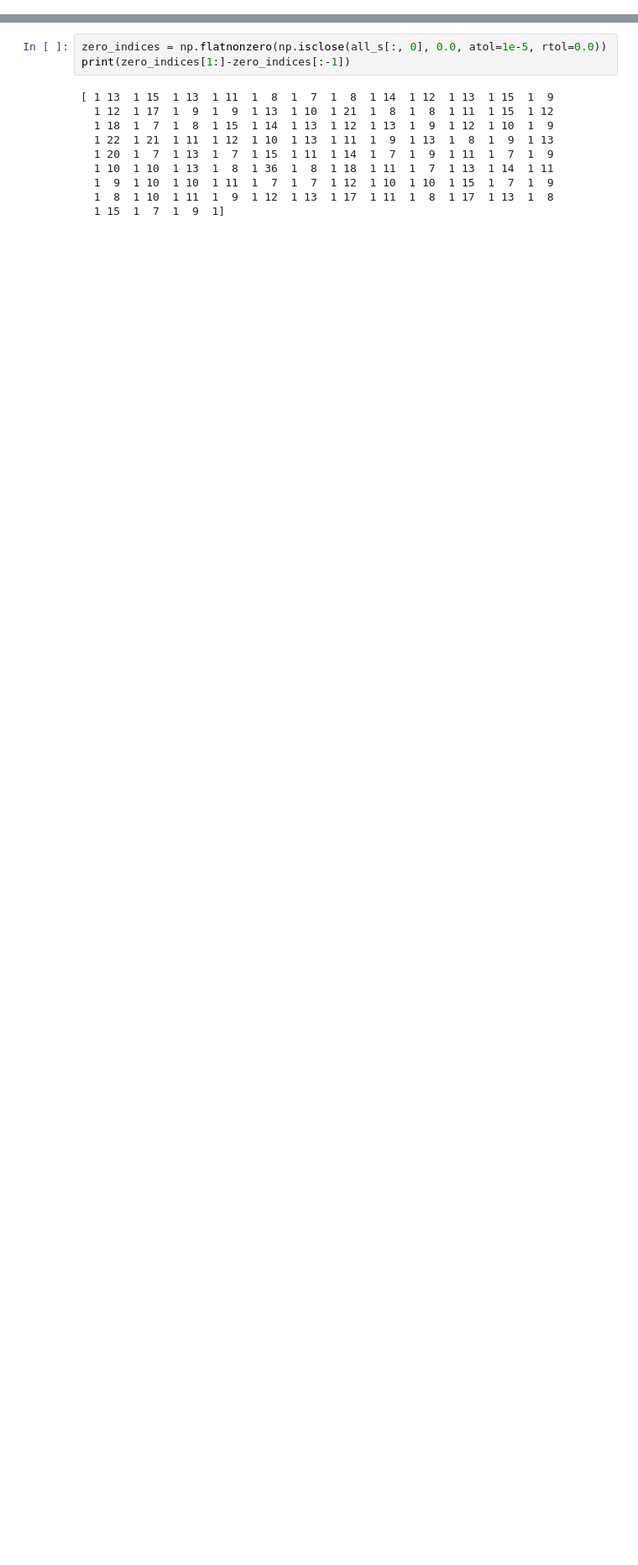
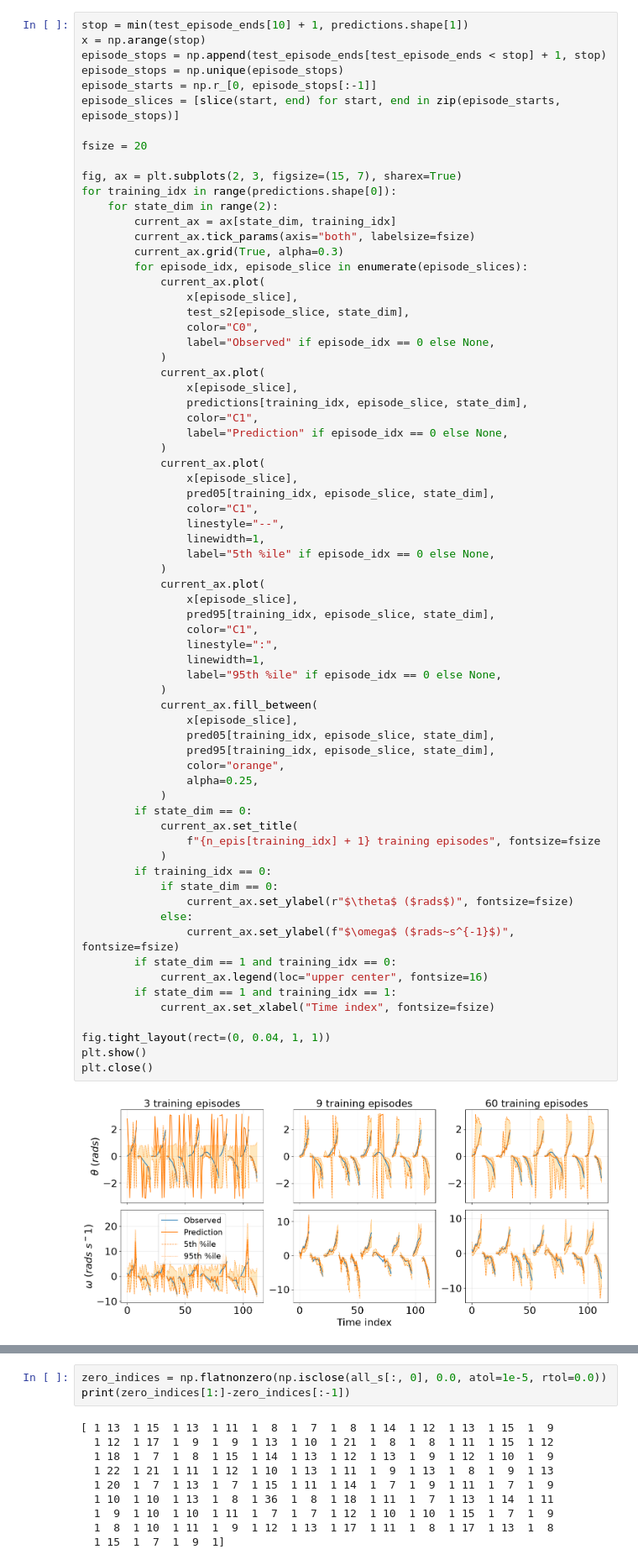
Before and after one commit to chaeyunkimm/dissertation, a Jupyter notebook: rl_pendulum_discrete_test.ipynb, the cells around one changed output, grey strips where cells are left out. Shown at 84% size. Cells and saved outputs as stored; diff of their text form; blank space fills up the shorter version.

```diff
--- a/rl_pendulum_discrete_test.ipynb
+++ b/rl_pendulum_discrete_test.ipynb
@@ -178,0 +165,71 @@ tree edge conditioned variables conditioning variables var_types       family ro
+# %%
+stop = min(test_episode_ends[10] + 1, predictions.shape[1])
+x = np.arange(stop)
+episode_stops = np.append(test_episode_ends[test_episode_ends < stop] + 1, stop)
+episode_stops = np.unique(episode_stops)
+episode_starts = np.r_[0, episode_stops[:-1]]
+episode_slices = [slice(start, end) for start, end in zip(episode_starts, episode_stops)]
+
+fsize = 20
+
+fig, ax = plt.subplots(2, 3, figsize=(15, 7), sharex=True)
+for training_idx in range(predictions.shape[0]):
+    for state_dim in range(2):
+        current_ax = ax[state_dim, training_idx]
+        current_ax.tick_params(axis="both", labelsize=fsize)
+        current_ax.grid(True, alpha=0.3)
+        for episode_idx, episode_slice in enumerate(episode_slices):
+            current_ax.plot(
+                x[episode_slice],
+                test_s2[episode_slice, state_dim],
+                color="C0",
+                label="Observed" if episode_idx == 0 else None,
+            )
+            current_ax.plot(
+                x[episode_slice],
+                predictions[training_idx, episode_slice, state_dim],
+                color="C1",
+                label="Prediction" if episode_idx == 0 else None,
+            )
+            current_ax.plot(
+                x[episode_slice],
+                pred05[training_idx, episode_slice, state_dim],
+                color="C1",
+                linestyle="--",
+                linewidth=1,
+                label="5th %ile" if episode_idx == 0 else None,
+            )
+            current_ax.plot(
+                x[episode_slice],
+                pred95[training_idx, episode_slice, state_dim],
+                color="C1",
+                linestyle=":",
+                linewidth=1,
+                label="95th %ile" if episode_idx == 0 else None,
+            )
+            current_ax.fill_between(
+                x[episode_slice],
+                pred05[training_idx, episode_slice, state_dim],
+                pred95[training_idx, episode_slice, state_dim],
+                color="orange",
+                alpha=0.25,
+            )
+        if state_dim == 0:
+            current_ax.set_title(
+                f"{n_epis[training_idx] + 1} training episodes", fontsize=fsize
+            )
+        if training_idx == 0:
+            if state_dim == 0:
+                current_ax.set_ylabel(r"$\theta$ ($rads$)", fontsize=fsize)
+            else:
+                current_ax.set_ylabel(f"$\omega$ ($rads~s^{-1}$)", fontsize=fsize)
+        if state_dim == 1 and training_idx == 0:
+            current_ax.legend(loc="upper center", fontsize=16)
+        if state_dim == 1 and training_idx == 1:
+            current_ax.set_xlabel("Time index", fontsize=fsize)
+
+fig.tight_layout(rect=(0, 0.04, 1, 1))
+plt.show()
+plt.close()
+# %% [output]
+[figure, added]
```
Also changed, not shown: parts of 14 cells of this notebook, 11 other files.
